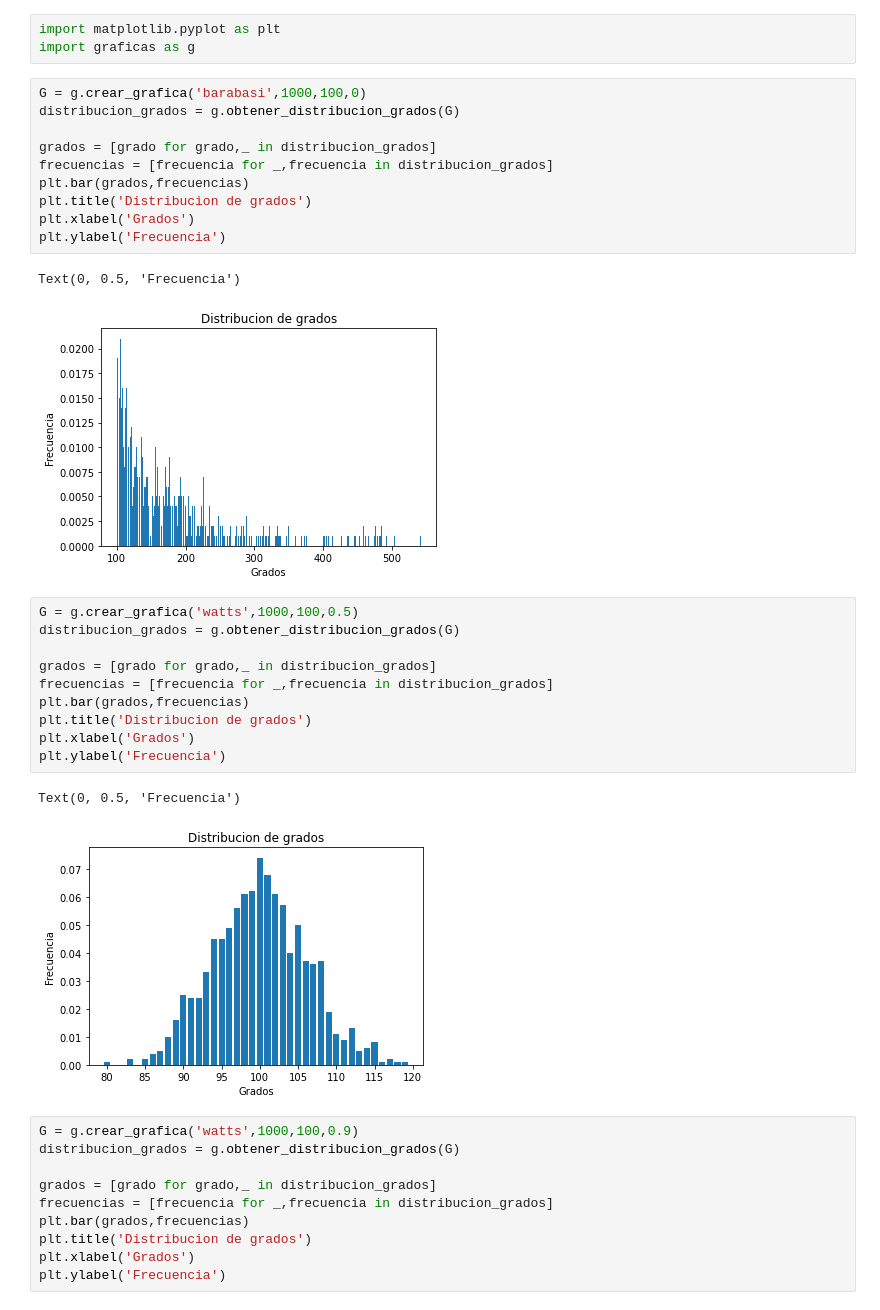
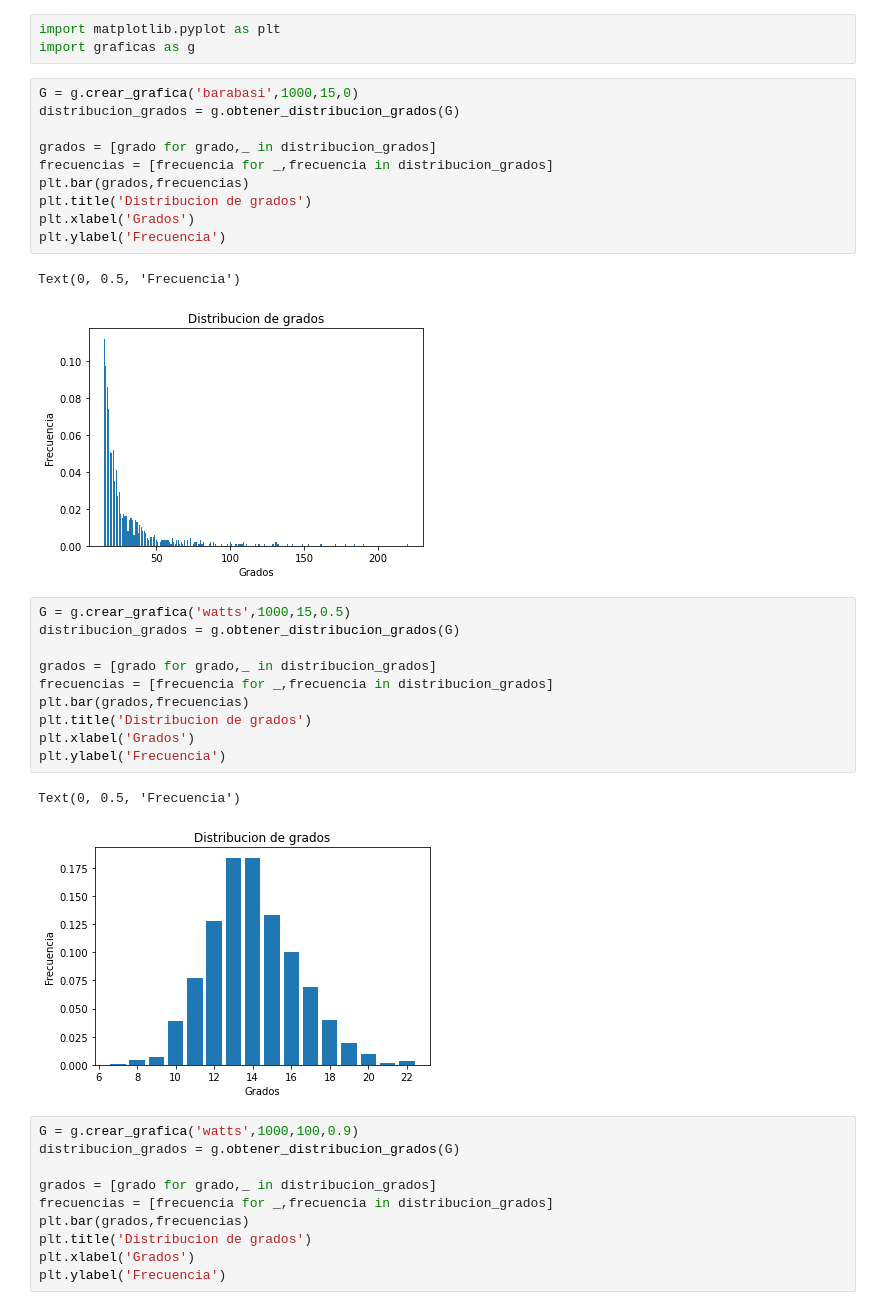
Before and after one commit to maurisiojimenes/pt_robustez, a Jupyter notebook: Generar gráficas aleatorias.ipynb, the cells around one changed output. Saved outputs shown, nothing was run; the diff lists cells and outputs as text.

```diff
--- a/Generar gráficas aleatorias.ipynb
+++ b/Generar gráficas aleatorias.ipynb
@@ -2,7 +2,7 @@
 import matplotlib.pyplot as plt
 import graficas as g
 # %%
-G = g.crear_grafica('barabasi',1000,100,0)
+G = g.crear_grafica('barabasi',1000,15,0)
 distribucion_grados = g.obtener_distribucion_grados(G)
 
 grados = [grado for grado,_ in distribucion_grados]
@@ -13,20 +13,20 @@ plt.xlabel('Grados')
 plt.ylabel('Frecuencia')
 # %% [output]
 Text(0, 0.5, 'Frecuencia')
-[figure, old version]
+[figure, new version]
 # %%
-G = g.crear_grafica('watts',1000,100,0.5)
+G = g.crear_grafica('watts',1000,15,0.5)
 distribucion_grados = g.obtener_distribucion_grados(G)
 
 grados = [grado for grado,_ in distribucion_grados]
 frecuencias = [frecuencia for _,frecuencia in distribucion_grados]
 plt.bar(grados,frecuencias)
 plt.title('Distribucion de grados')
 plt.xlabel('Grados')
 plt.ylabel('Frecuencia')
 # %% [output]
 Text(0, 0.5, 'Frecuencia')
-[figure, old version]
+[figure, new version]
 # %%
 G = g.crear_grafica('watts',1000,100,0.9)
 distribucion_grados = g.obtener_distribucion_grados(G)
```
Also changed, not shown: 4 other files.
